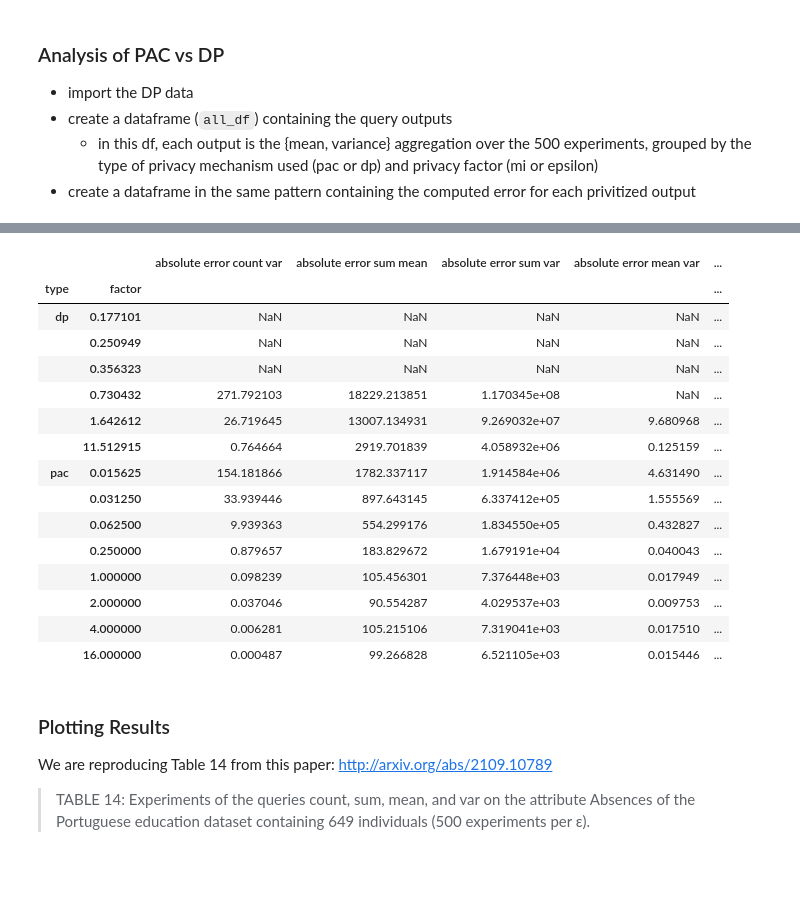
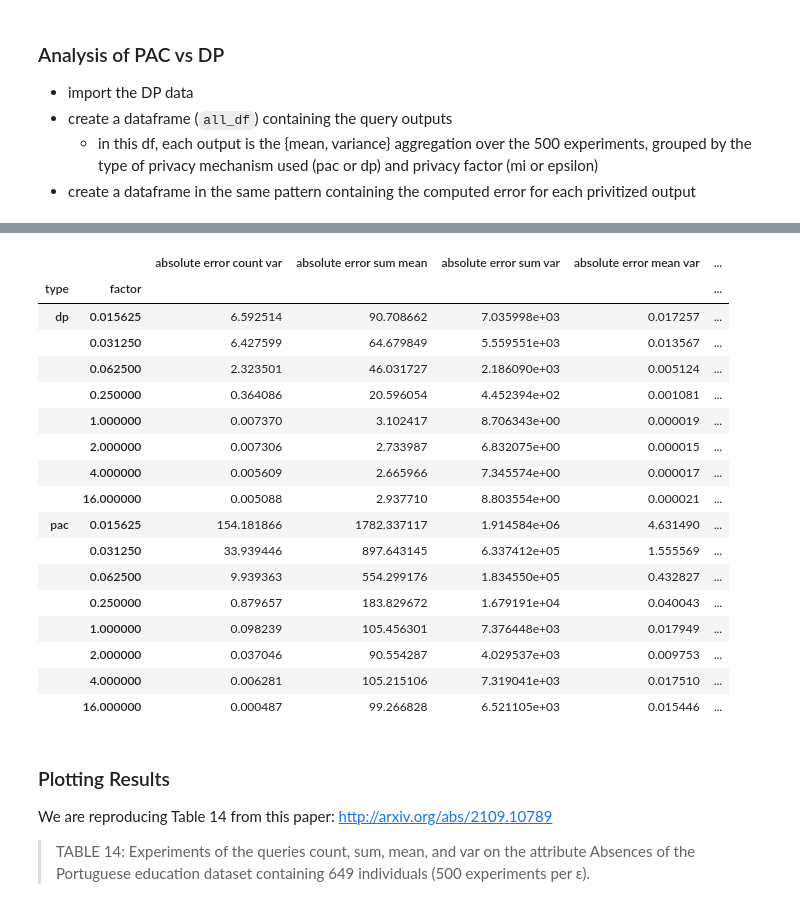
Before and after one commit to michaelnoguera/pacdb, a Jupyter notebook: pac-student_performance-sparkless.ipynb, the cells around one changed output, grey strips where cells are left out. Cells and saved outputs as stored; diff of their text form; code cells hidden in the pictures; blank space fills up the shorter version.

```diff
--- a/pac-student_performance-sparkless.ipynb
+++ b/pac-student_performance-sparkless.ipynb
@@ -5,7 +5,7 @@ This file is adapted to use numpy only without Spark.
 # %%
 EXPERIMENT = 'pac-student_performance-sparkless'
 OUTPUT_DIR = f'./outputs/{EXPERIMENT}'
-GENERATE = True
+GENERATE = False
 
 if GENERATE:
     print("GENERATE = True, so we will generate new samples.")
@@ -294,4 +294,5 @@ pac_errors_df
 - create a dataframe in the same pattern containing the computed error for each privitized output
 # %%
 # Import Chai's saved data from running PipelineDP and use it to compare.
-dp_results_df = pq.read_table(f"outputs/dp_results.parquet").to_pandas()
+dp_results_df = pq.read_table(f"outputs/dp-student_performance/dp_results.parquet").to_pandas()
+dp_results_df
@@ -301,10 +316,10 @@ GENERATE_DP = True
 if GENERATE_DP:
     errors_list = []
     for i, row in dp_results_df.iterrows():
-        eps = row['eps']
+        mi = row['mi']
         r = row[OUTPUT_COLS].to_numpy()
-        errors_list.append([eps, *absolute_scaled_error(r, true_result), *relative_error_percent(r, true_result)])
-    dp_errors_df = pd.DataFrame(errors_list, columns=['eps', *ERROR_COLS])
+        errors_list.append([mi, *absolute_scaled_error(r, true_result), *relative_error_percent(r, true_result)])
+    dp_errors_df = pd.DataFrame(errors_list, columns=['mi', *ERROR_COLS])
     dp_errors_df.to_parquet(f"outputs/dp_errors.parquet")  # overwrite saved
 else:
     dp_errors_df = pq.read_table(f"outputs/dp_errors.parquet").to_pandas()
@@ -353,25 +371,28 @@ all_df
 # %%
 ### Make another merged df for the errors
 errors_df = pd.concat([  # we will call mi and epsilon the "factor" so that the schemas match
-    dp_errors_df.assign(type='dp').rename(columns={'eps': 'factor'}),
+    #dp_errors_df.assign(type='dp').rename(columns={'eps': 'factor'}),
+    dp_errors_df.assign(type='dp').rename(columns={'mi': 'factor'}),
     pac_errors_df.assign(type='pac').rename(columns={'mi': 'factor'})
 ])
 errors_df = errors_df.groupby(['type', 'factor']).agg(['mean', 'var'])
 # drop absolute * mean and relative * var columns from level 1
 errors_df = errors_df.drop(columns=[('absolute error count', 'mean'), ('absolute error mean', 'mean'), ('relative error count', 'var'), ('relative error mean', 'var')])
 errors_df.columns = [' '.join(col).strip() for col in errors_df.columns.values]  # flatten the columns
 
 errors_df.to_parquet(f"{OUTPUT_DIR}/all_errors.parquet")
 errors_df
 # %% [output]
 |  |  | absolute error count var | absolute error sum mean | absolute error sum var | absolute error mean var | ... |
 | type | factor |  |  |  |  | ... |
-| dp | 0.177101 | NaN | NaN | NaN | NaN | ... |
-|  | 0.250949 | NaN | NaN | NaN | NaN | ... |
-|  | 0.356323 | NaN | NaN | NaN | NaN | ... |
-|  | 0.730432 | 271.792103 | 18229.213851 | 1.170345e+08 | NaN | ... |
-|  | 1.642612 | 26.719645 | 13007.134931 | 9.269032e+07 | 9.680968 | ... |
-|  | 11.512915 | 0.764664 | 2919.701839 | 4.058932e+06 | 0.125159 | ... |
+| dp | 0.015625 | 6.592514 | 90.708662 | 7.035998e+03 | 0.017257 | ... |
+|  | 0.031250 | 6.427599 | 64.679849 | 5.559551e+03 | 0.013567 | ... |
+|  | 0.062500 | 2.323501 | 46.031727 | 2.186090e+03 | 0.005124 | ... |
+|  | 0.250000 | 0.364086 | 20.596054 | 4.452394e+02 | 0.001081 | ... |
+|  | 1.000000 | 0.007370 | 3.102417 | 8.706343e+00 | 0.000019 | ... |
+|  | 2.000000 | 0.007306 | 2.733987 | 6.832075e+00 | 0.000015 | ... |
+|  | 4.000000 | 0.005609 | 2.665966 | 7.345574e+00 | 0.000017 | ... |
+|  | 16.000000 | 0.005088 | 2.937710 | 8.803554e+00 | 0.000021 | ... |
 | pac | 0.015625 | 154.181866 | 1782.337117 | 1.914584e+06 | 4.631490 | ... |
 |  | 0.031250 | 33.939446 | 897.643145 | 6.337412e+05 | 1.555569 | ... |
 |  | 0.062500 | 9.939363 | 554.299176 | 1.834550e+05 | 0.432827 | ... |
```
Also changed, not shown: parts of 15 cells of this notebook, 8 other files.
